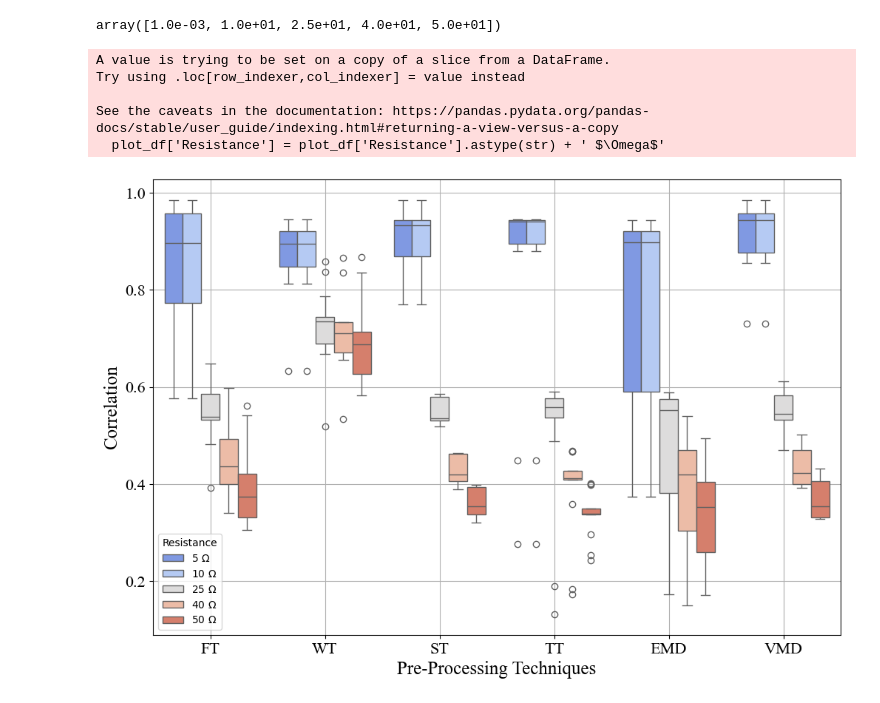
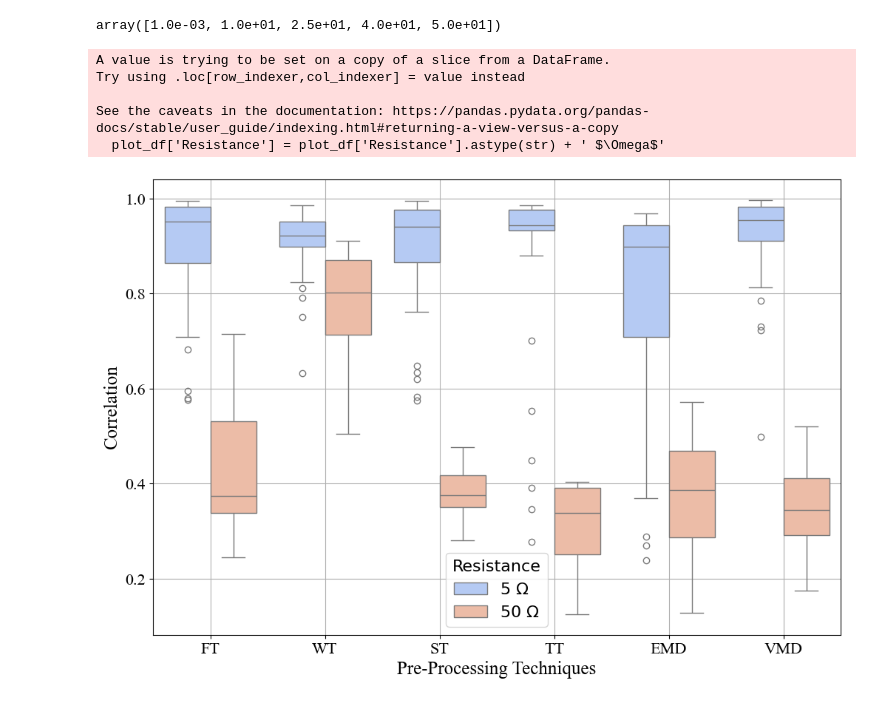
Before and after one commit to EESC-USP-FaultAI/preprocessing, a Jupyter notebook: metricas/CorrelationAnalyses.ipynb, the cells around one changed output. Saved outputs shown, nothing was run; the diff lists cells and outputs as text; code cells hidden in the pictures.

```diff
--- a/metricas/CorrelationAnalyses.ipynb
+++ b/metricas/CorrelationAnalyses.ipynb
@@ -192,26 +192,28 @@ for resistance in [5, 10, 25, 40, 50]:
 boxplot_df = pd.DataFrame(boxplot_data)
 # %%
 plt.figure(figsize=(12, 8))
-# plot_df = boxplot_df[boxplot_df['Resistance'] == 10]
-plot_df = boxplot_df[boxplot_df['Fault Type'] == 'PG']
+plot_df = boxplot_df[boxplot_df['Resistance'].isin([5,50])]
+# plot_df = boxplot_df[boxplot_df['Fault Type'] == 'PG']
 # plot_df = boxplot_df.copy()
 # Add the ohm symbol to the resistance
 plot_df['Resistance'] = plot_df['Resistance'].astype(str) + ' $\Omega$'
 sns.boxplot(data=plot_df, x='Technique', y='Correlation', hue='Resistance', palette='coolwarm')
 plt.grid()
 plt.xticks(fontsize=16, fontfamily='Times New Roman')
 plt.yticks(fontsize=16, fontfamily='Times New Roman')
 plt.xlabel('Pre-Processing Techniques', fontsize=18, fontfamily='Times New Roman')
 plt.ylabel('Correlation', fontsize=18, fontfamily='Times New Roman')
+plt.legend(title='Resistance', fontsize=16, title_fontsize=16)
 plt.savefig('boxplot.pdf', bbox_inches='tight')
+
 # plt.close()
 # %% [output]
 A value is trying to be set on a copy of a slice from a DataFrame.
 Try using .loc[row_indexer,col_indexer] = value instead
 
 See the caveats in the documentation: https://pandas.pydata.org/pandas-docs/stable/user_guide/indexing.html#returning-a-view-versus-a-copy
   plot_df['Resistance'] = plot_df['Resistance'].astype(str) + ' $\Omega$'
-[figure, old version]
+[figure, new version]
 # %%
 # I want a Line plot where x axis is the resistance, hue is the technique, y axis is the correlation, and the line is the fault type
 
```
Also changed, not shown: parts of 1 cell of this notebook.
